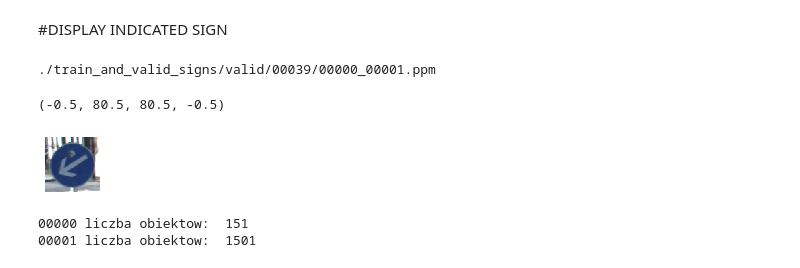
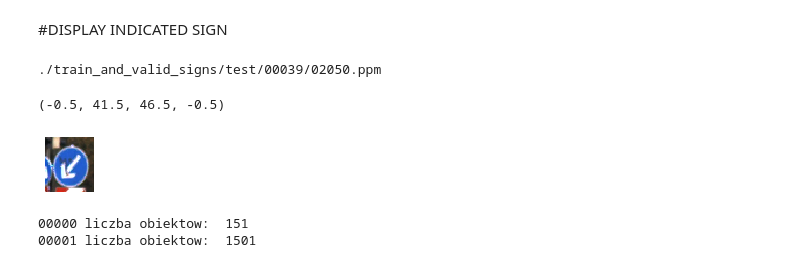
Before and after one commit to ipetryszak/TrafficSignsRecognition, a Jupyter notebook: traffic_sign_recognition.ipynb, the cells around one changed output. Drawn from its saved outputs; the diff is of its cells as text; code cells hidden in the pictures.

```diff
--- a/traffic_sign_recognition.ipynb
+++ b/traffic_sign_recognition.ipynb
@@ -91,17 +113,17 @@ for directory in dirs_test:
 # %% [markdown]
 #DISPLAY INDICATED SIGN
 # %%
-img_path = os.path.join('./train_and_valid_signs','valid','00039','00000_00001.ppm')
+img_path = os.path.join('./train_and_valid_signs','test','00039','02050.ppm')
 print(img_path)
 img = image.load_img(img_path)
 plt.figure(figsize=(1,1))
 plt.imshow(img)
 plt.grid(False)
 plt.axis(False)
 # %% [output]
-./train_and_valid_signs/valid/00039/00000_00001.ppm
+./train_and_valid_signs/test/00039/02050.ppm
-(-0.5, 80.5, 80.5, -0.5)
+(-0.5, 41.5, 46.5, -0.5)
-[figure, old version]
+[figure, new version]
 # %%
 sign_fnames = []
 for ind in range(0,43):
```
Also changed, not shown: parts of 16 cells of this notebook.
